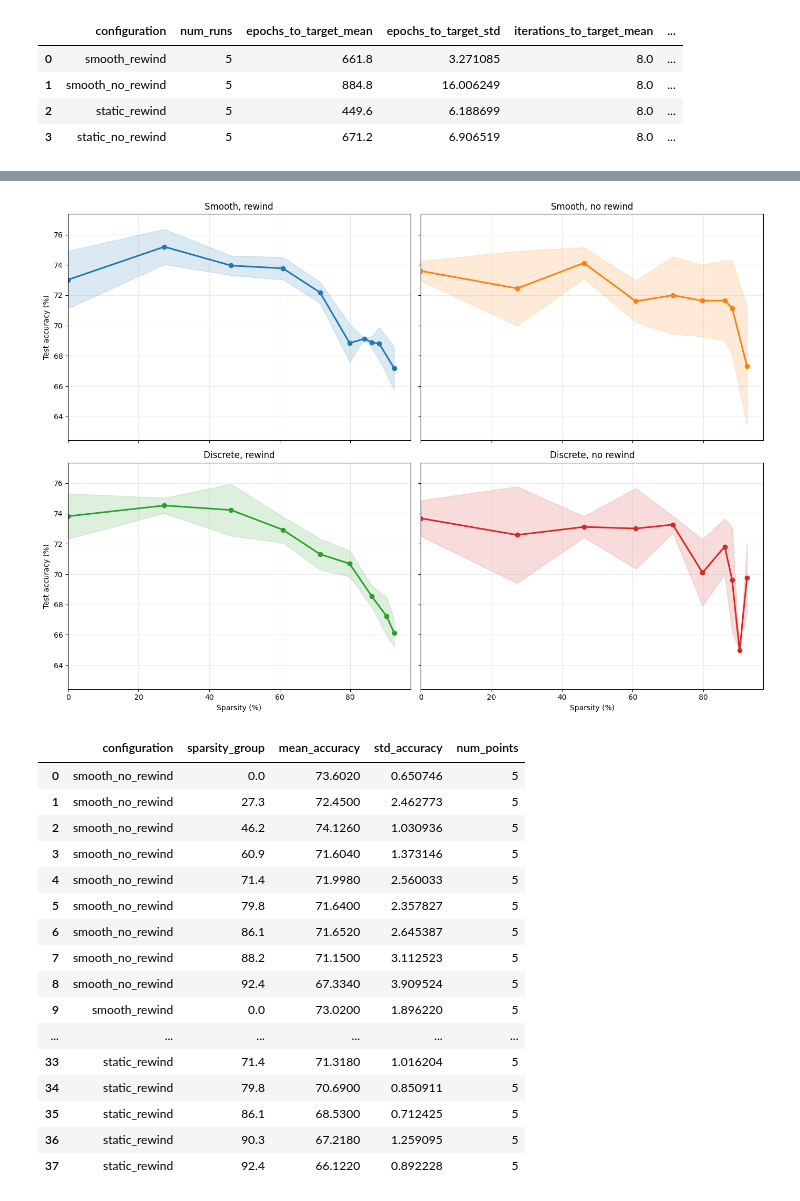
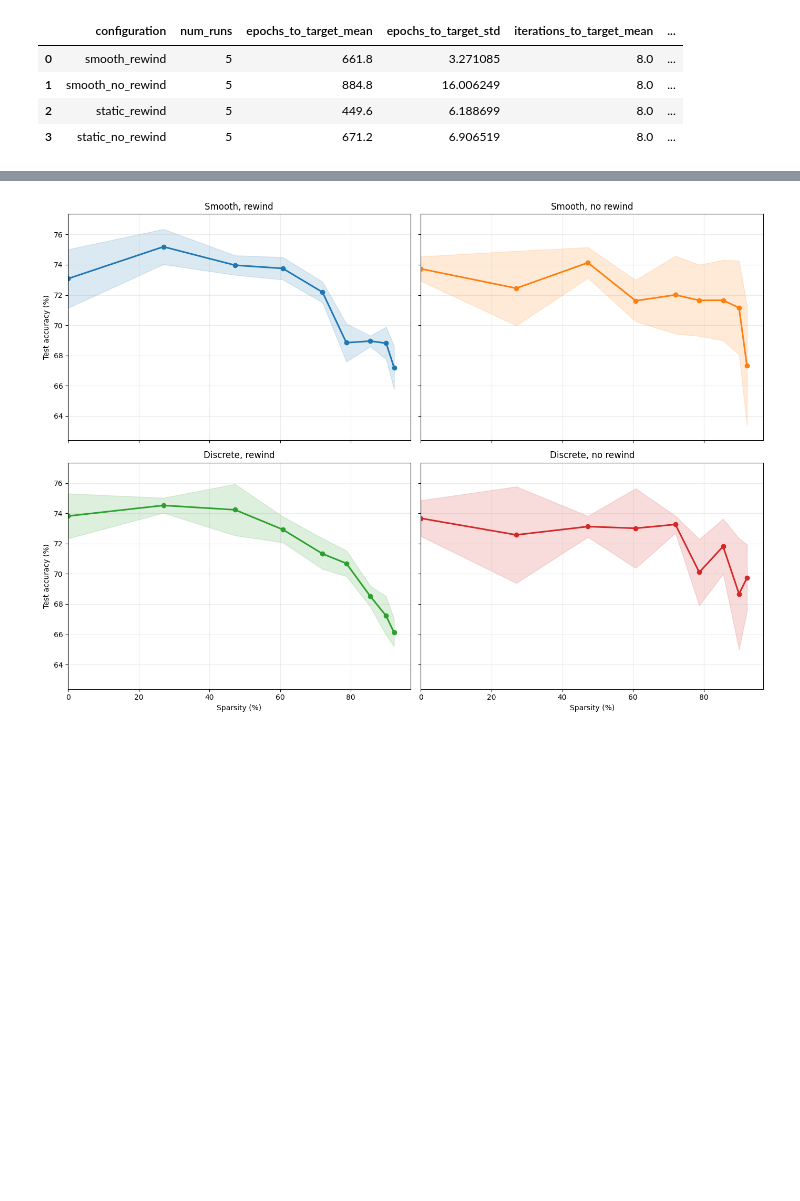
Before and after one commit to VVilmos/irwl1-adaptation, a Jupyter notebook: notebooks/compare_strategies.ipynb, the cells around one changed output, grey strips where cells are left out. Cells and saved outputs as stored; diff of their text form; code cells hidden in the pictures; blank space fills up the shorter version.

```diff
--- a/notebooks/compare_strategies.ipynb
+++ b/notebooks/compare_strategies.ipynb
@@ -108,8 +108,9 @@ import pandas as pd
 import matplotlib.pyplot as plt
 
 checkpoint_df = pd.read_csv("../results/resnet20_pruning_all_checkpoints.csv").copy()
-checkpoint_df["sparsity_group"] = (checkpoint_df["sparsity"] / 2.1).round() * 2.1
+checkpoint_df["sparsity_group"] = (checkpoint_df["sparsity"] / 2.25).round() * 2.25
 checkpoint_df["sparsity_group"] = checkpoint_df["sparsity_group"].clip(lower=0.0)
+
 
 comparison_summary = (
     checkpoint_df
@@ -142,48 +143,31 @@ ymin = float(np.min(all_y - all_yerr)) - 1.0
 ymax = float(np.max(all_y + all_yerr)) + 1.0
 
 fig, axes = plt.subplots(2, 2, figsize=(14, 10), sharex=True, sharey=True)
 axes = axes.ravel()
 
 for ax, (config_name, title) in zip(axes, config_layout):
     config_df = comparison_summary[comparison_summary["configuration"] == config_name].sort_values("sparsity_group")
     x = config_df["sparsity_group"].to_numpy()
     y = config_df["mean_accuracy"].to_numpy()
     yerr = config_df["std_accuracy"].fillna(0.0).to_numpy()
     color = config_colors[config_name]
 
     ax.plot(x, y, marker="o", linewidth=2.2, color=color)
     ax.fill_between(x, y - yerr, y + yerr, color=color, alpha=0.16)
     ax.set_title(title)
     ax.set_xlim(left=0)
     ax.set_ylim(ymin, ymax)
     ax.grid(True, alpha=0.25)
 
 for ax in axes[2:]:
     ax.set_xlabel("Sparsity (%)")
 for ax in axes[::2]:
     ax.set_ylabel("Test accuracy (%)")
 
 #fig.suptitle("Sparsity-accuracy curves by configuration", y=1.02)
 fig.tight_layout()
 plt.show()
 
 #comparison_summary
 # %% [output]
-[figure, old version]
+[figure, new version]
-|  | configuration | sparsity_group | mean_accuracy | std_accuracy | num_points |
-| 0 | smooth_no_rewind | 0.0 | 73.6020 | 0.650746 | 5 |
-| 1 | smooth_no_rewind | 27.3 | 72.4500 | 2.462773 | 5 |
-| 2 | smooth_no_rewind | 46.2 | 74.1260 | 1.030936 | 5 |
-| 3 | smooth_no_rewind | 60.9 | 71.6040 | 1.373146 | 5 |
-| 4 | smooth_no_rewind | 71.4 | 71.9980 | 2.560033 | 5 |
-| 5 | smooth_no_rewind | 79.8 | 71.6400 | 2.357827 | 5 |
-| 6 | smooth_no_rewind | 86.1 | 71.6520 | 2.645387 | 5 |
-| 7 | smooth_no_rewind | 88.2 | 71.1500 | 3.112523 | 5 |
-| 8 | smooth_no_rewind | 92.4 | 67.3340 | 3.909524 | 5 |
-| 9 | smooth_rewind | 0.0 | 73.0200 | 1.896220 | 5 |
-| ... | ... | ... | ... | ... | ... |
-| 33 | static_rewind | 71.4 | 71.3180 | 1.016204 | 5 |
-| 34 | static_rewind | 79.8 | 70.6900 | 0.850911 | 5 |
-| 35 | static_rewind | 86.1 | 68.5300 | 0.712425 | 5 |
-| 36 | static_rewind | 90.3 | 67.2180 | 1.259095 | 5 |
-| 37 | static_rewind | 92.4 | 66.1220 | 0.892228 | 5 |
```
Also changed, not shown: parts of 7 cells of this notebook, 13 other files.
